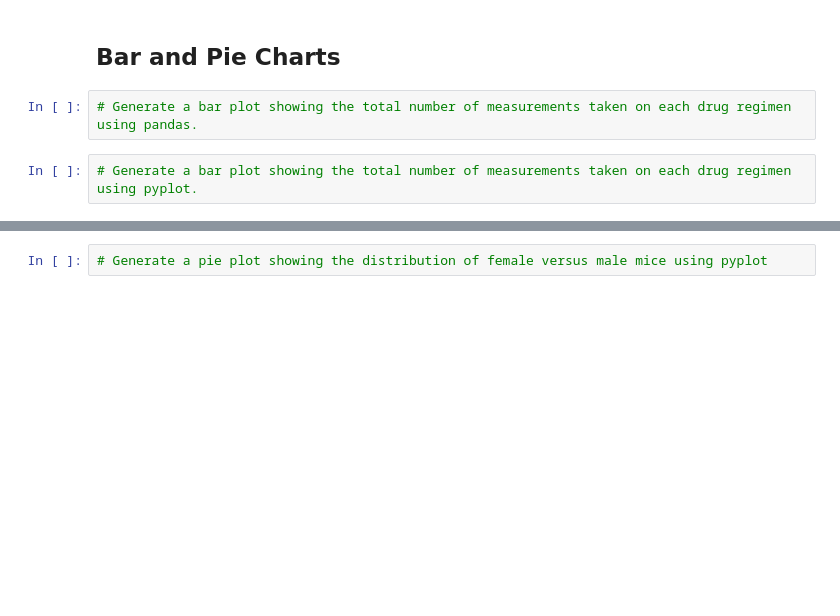
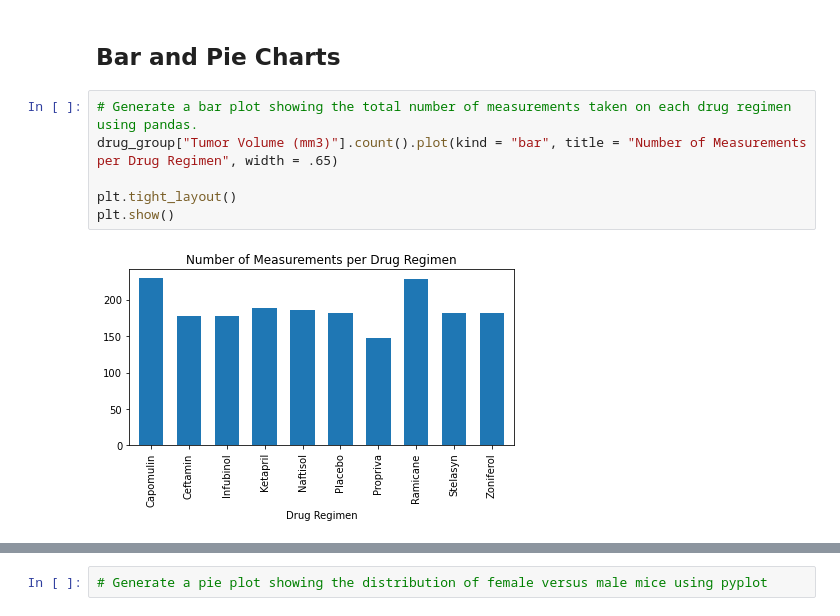
Before and after one commit to SommerKim/drug-study-visualization, a Jupyter notebook: Pymaceuticals/pymaceuticals_starter.ipynb, the cells around one changed output, grey strips where cells are left out. Drawn from its saved outputs; the diff is of its cells as text; blank space fills up the shorter version.

Commit message:
Added bar charts

```diff
--- a/Pymaceuticals/pymaceuticals_starter.ipynb
+++ b/Pymaceuticals/pymaceuticals_starter.ipynb
@@ -159,5 +160,9 @@ drug_group["Tumor Volume (mm3)"].agg(['mean', 'median', 'var', 'std', 'sem'])
 ## Bar and Pie Charts
 # %%
 # Generate a bar plot showing the total number of measurements taken on each drug regimen using pandas.
+drug_group["Tumor Volume (mm3)"].count().plot(kind = "bar", title = "Number of Measurements per Drug Regimen", width = .65)
+
+plt.tight_layout()
+plt.show()
+# %% [output]
+[figure, added]
-# %%
-# Generate a bar plot showing the total number of measurements taken on each drug regimen using pyplot.
```
Also changed, not shown: parts of 3 cells of this notebook.
